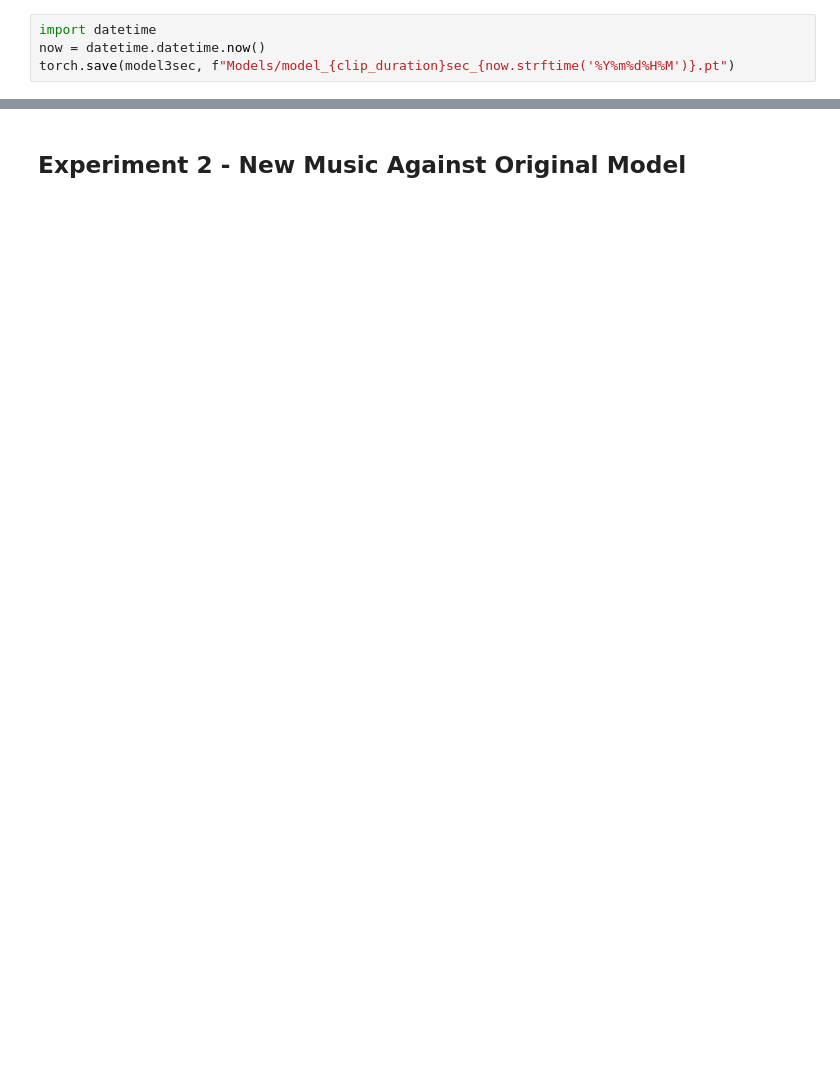
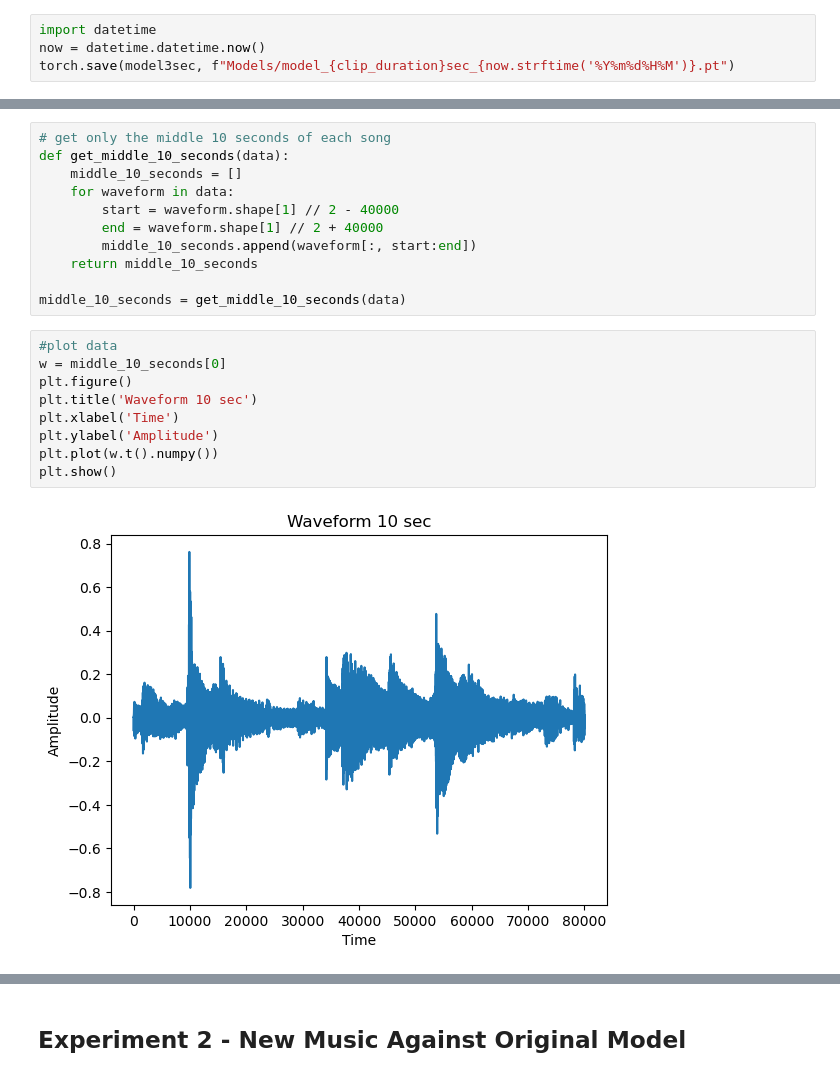
Before and after one commit to yatinpokle/MusicGenreNeuralNetwork, a Jupyter notebook: MusicGenreProject.ipynb, the cells around one changed output, grey strips where cells are left out. Drawn from its saved outputs; the diff is of its cells as text; blank space fills up the shorter version.

Commit message:
added middle 10 sec

```diff
--- a/MusicGenreProject.ipynb
+++ b/MusicGenreProject.ipynb
@@ -350,0 +357,22 @@ Accuracy: 0.8583333333333333
+# %%
+# get only the middle 10 seconds of each song
+def get_middle_10_seconds(data):
+    middle_10_seconds = []
+    for waveform in data:
+        start = waveform.shape[1] // 2 - 40000
+        end = waveform.shape[1] // 2 + 40000
+        middle_10_seconds.append(waveform[:, start:end])
+    return middle_10_seconds
+
+middle_10_seconds = get_middle_10_seconds(data)
+# %%
+#plot data
+w = middle_10_seconds[0]
+plt.figure()
+plt.title('Waveform 10 sec')
+plt.xlabel('Time')
+plt.ylabel('Amplitude')
+plt.plot(w.t().numpy())
+plt.show()
+# %% [output]
+[figure, added]
```
Also changed, not shown: parts of 11 cells of this notebook, 3 other files.
